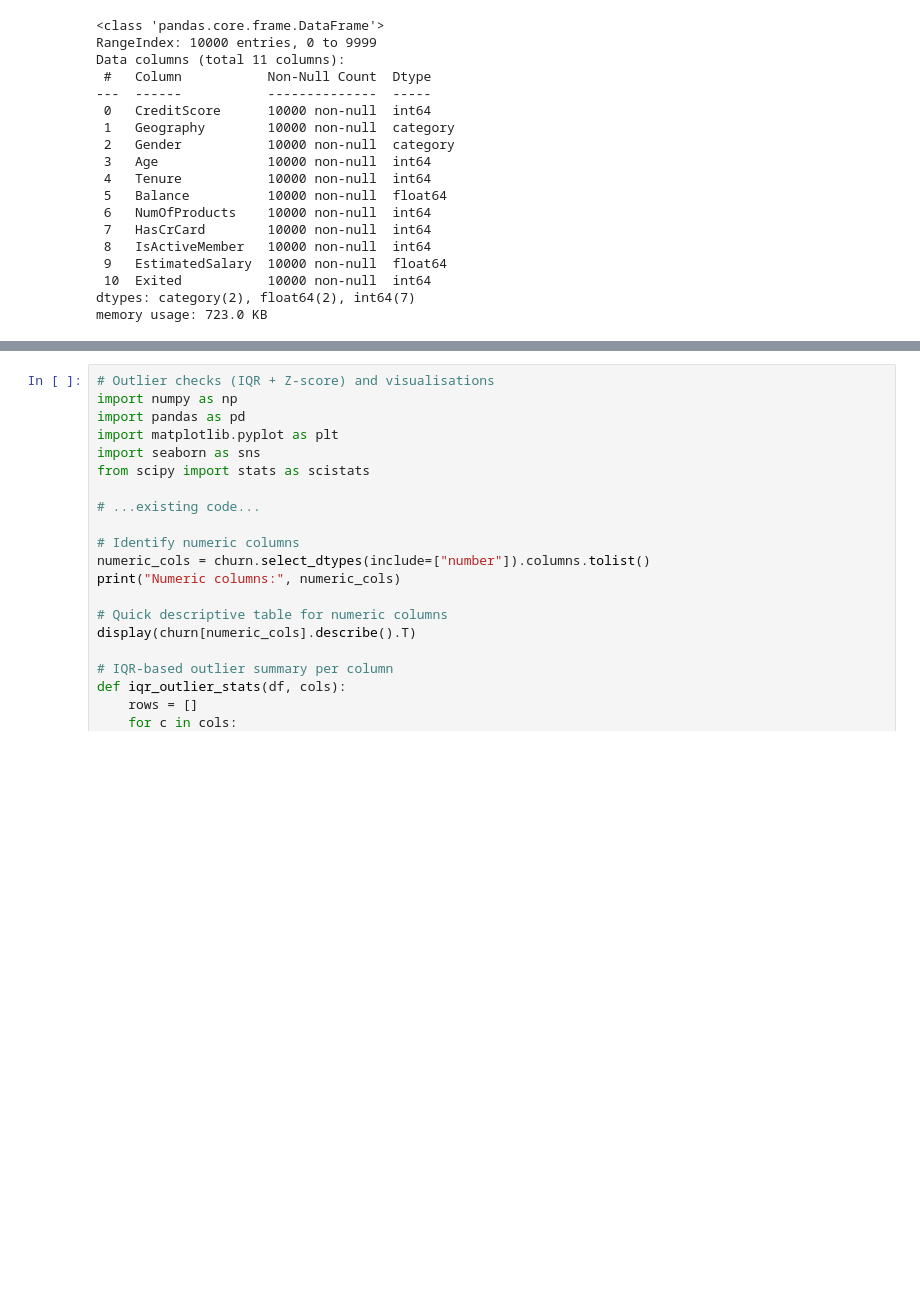
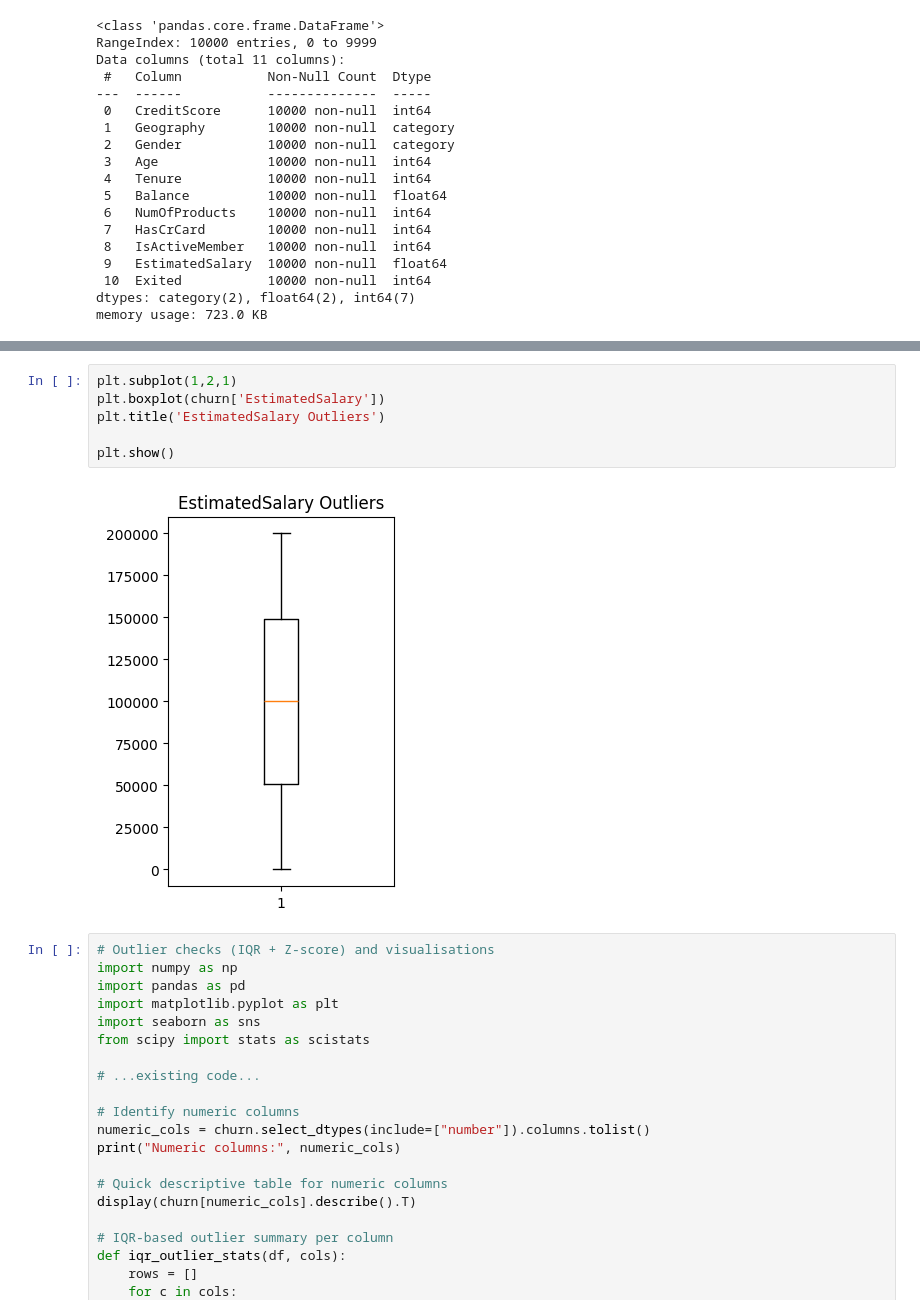
Before and after one commit to ZainabManzoorr/Financial-Risk-and-Customer-Retention-Modelling, a Jupyter notebook: data_explore.ipynb, the cells around one changed output, grey strips where cells are left out. Saved outputs shown, nothing was run; the diff lists cells and outputs as text; blank space fills up the shorter version.

```diff
--- a/data_explore.ipynb
+++ b/data_explore.ipynb
@@ -135,3 +143,11 @@ churn.shape
+# %%
+plt.subplot(1,2,1)
+plt.boxplot(churn['EstimatedSalary'])
+plt.title('EstimatedSalary Outliers')
+
+plt.show()
+# %% [output]
+[figure, added]
 # %%
 # Outlier checks (IQR + Z-score) and visualisations
 import numpy as np
```
Also changed, not shown: parts of 4 cells of this notebook.
